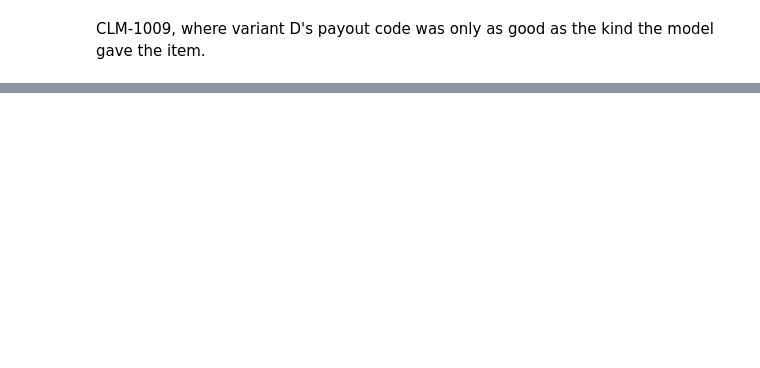
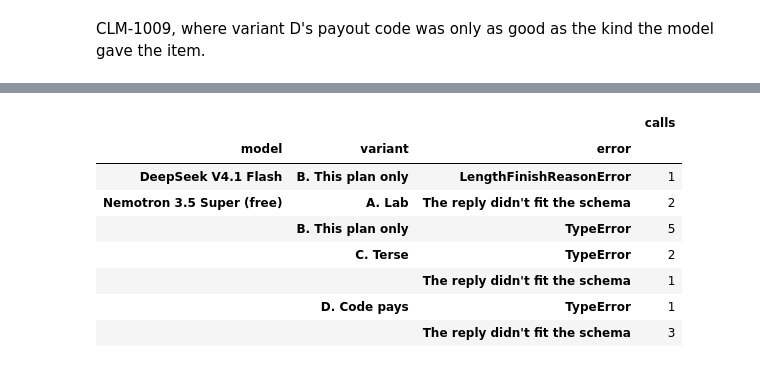
Before and after one commit to Darko-Martinovic/ai-fde-agentic-engineering, a Jupyter notebook: community_contributions/Darko-Martinovic/week1day4_challenge.ipynb, the cells around one changed output, grey strips where cells are left out. Drawn from its saved outputs; the diff is of its cells as text; code cells hidden in the pictures; blank space fills up the shorter version.

```diff
--- a/community_contributions/Darko-Martinovic/week1day4_challenge.ipynb
+++ b/community_contributions/Darko-Martinovic/week1day4_challenge.ipynb
@@ -668,0 +666,13 @@ What I'd use: variant B on DeepSeek V4.1 Flash. The whole comparison, 720 calls,
+# %%
+failed = scored[scored["error"] != ""]
+failed.assign(error=failed["error"].str.split(":").str[0]).groupby(["model", "variant", "error"], sort=False).size().rename("calls").to_frame()
+# %% [output]
+|  |  |  | calls |
+| model | variant | error |  |
+| DeepSeek V4.1 Flash | B. This plan only | LengthFinishReasonError | 1 |
+| Nemotron 3.5 Super (free) | A. Lab | The reply didn't fit the schema | 2 |
+|  | B. This plan only | TypeError | 5 |
+|  | C. Terse | TypeError | 2 |
+|  |  | The reply didn't fit the schema | 1 |
+|  | D. Code pays | TypeError | 1 |
+|  |  | The reply didn't fit the schema | 3 |
```
Also changed, not shown: parts of 13 cells of this notebook, 2 other files.
